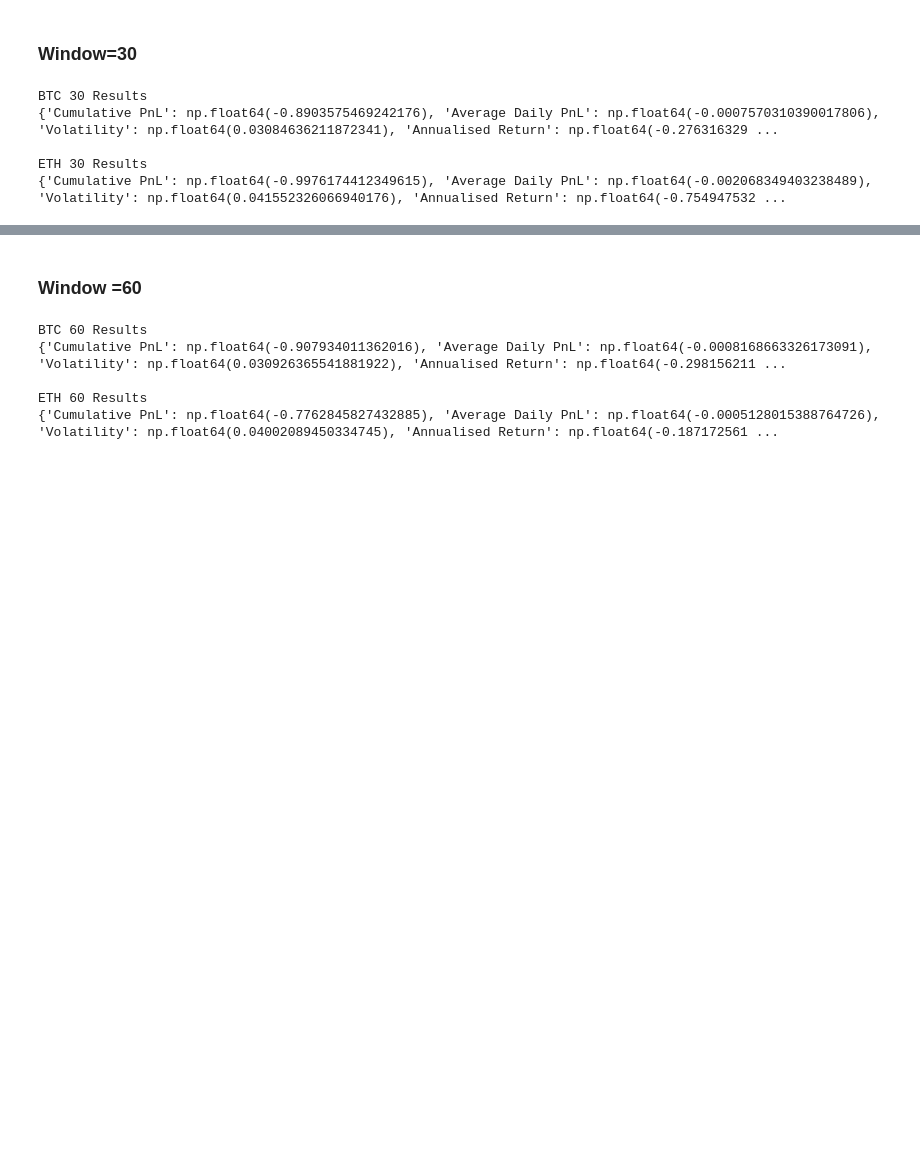
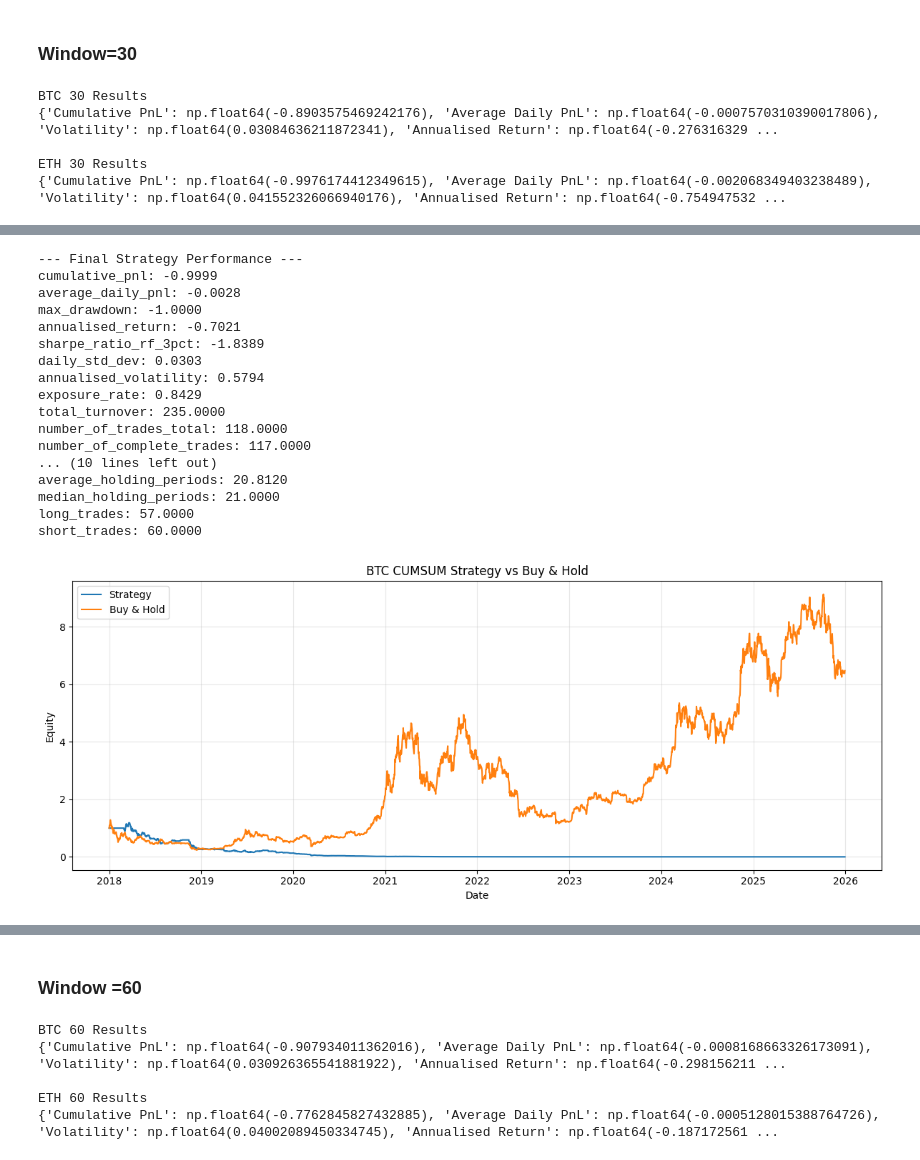
Before and after one commit to yizhouhang/dse4211_crypto_portfolio, a Jupyter notebook: standalone-strategies/CUSUM_mean reversion.ipynb, the cells around one changed output, grey strips where cells are left out. Saved outputs shown, nothing was run; the diff lists cells and outputs as text; code cells hidden in the pictures; blank space fills up the shorter version.

Commit message:
plot

```diff
--- a/standalone-strategies/CUSUM_mean reversion.ipynb
+++ b/standalone-strategies/CUSUM_mean reversion.ipynb
@@ -221,0 +233,39 @@ ETH 30 Results
+# %%
+btc_cusum30 = btc_cusum30.rename(columns={
+    "Date": "date",
+    "Close": "price"
+})
+
+eth_cusum30 = eth_cusum30.rename(columns={
+    "Date": "date",
+    "Close": "price"
+})
+# %%
+# Step 4: Final Evaluation
+daily_eval, trade_log, summary = evaluate_strategy_full(btc_cusum30, fee=0.00, rf_annual=0.03)
+print("\n--- Final Strategy Performance ---")
+
+for k, v in summary.items():
+    print(f"{k}: {v:.4f}")
+
+plot_strategy_vs_buy_hold(daily_eval, title="BTC CUMSUM Strategy vs Buy & Hold")
+plt.show()
+# %% [output]
+--- Final Strategy Performance ---
+cumulative_pnl: -0.9999
+average_daily_pnl: -0.0028
+max_drawdown: -1.0000
+annualised_return: -0.7021
+sharpe_ratio_rf_3pct: -1.8389
+daily_std_dev: 0.0303
+annualised_volatility: 0.5794
+exposure_rate: 0.8429
+total_turnover: 235.0000
+number_of_trades_total: 118.0000
+number_of_complete_trades: 117.0000
+... (10 lines left out)
+average_holding_periods: 20.8120
+median_holding_periods: 21.0000
+long_trades: 57.0000
+short_trades: 60.0000
+[figure, added]
```
Also changed, not shown: parts of 3 cells of this notebook.
